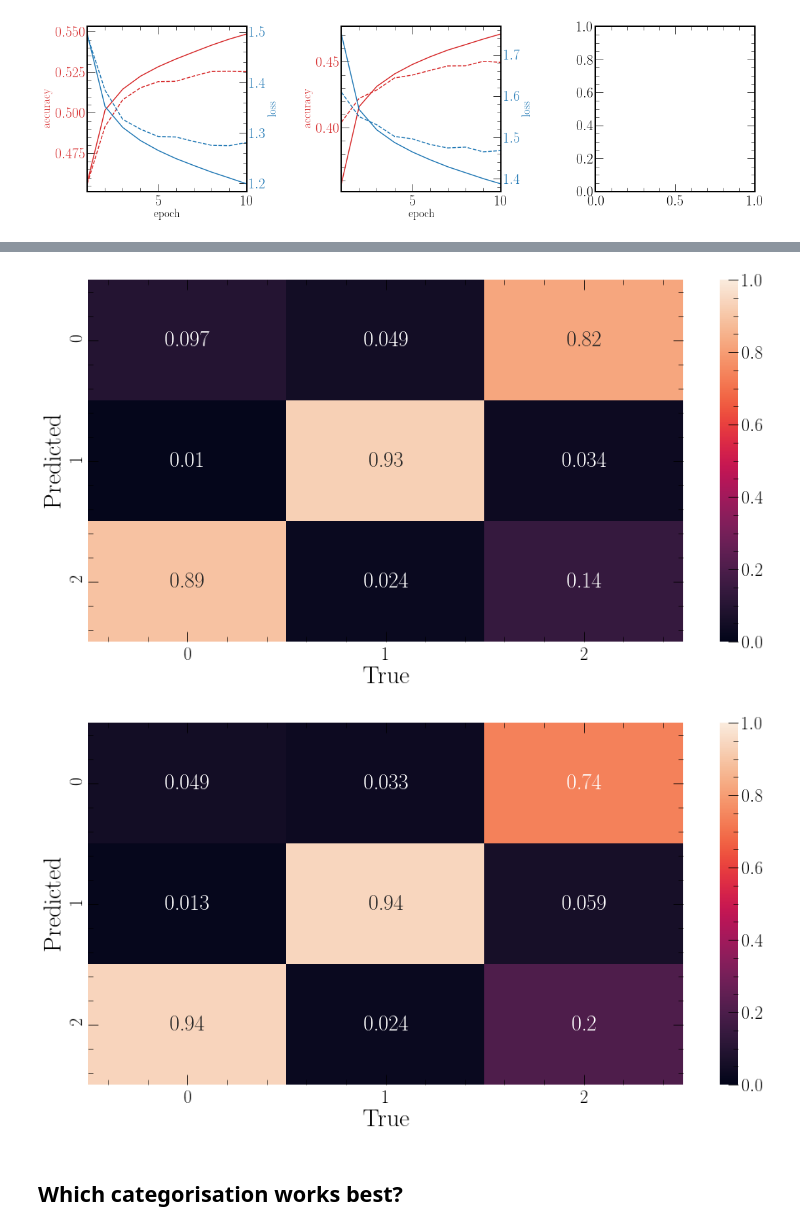
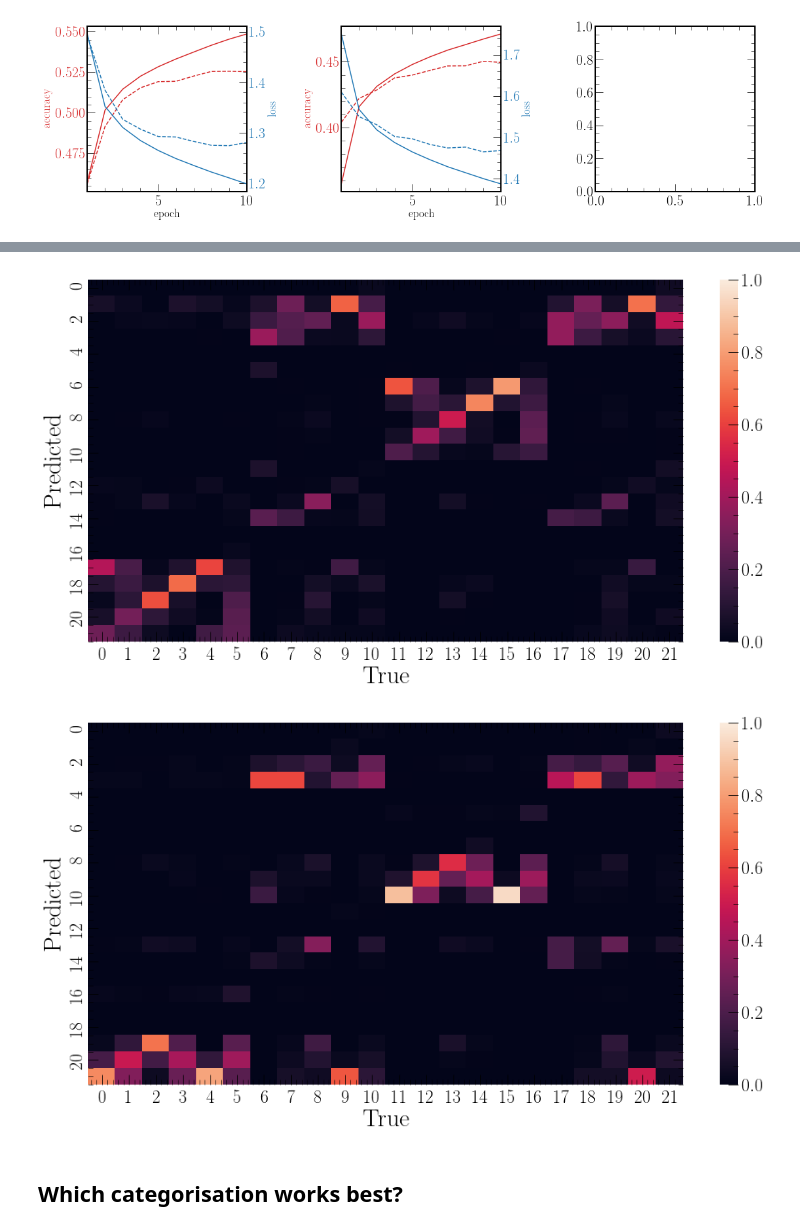
Before and after one commit to chipsneutrino/chips-net, a Jupyter notebook: notebooks/analysis.ipynb, the cells around one changed output, grey strips where cells are left out. Drawn from its saved outputs; the diff is of its cells as text; code cells hidden in the pictures.

```diff
--- a/notebooks/analysis.ipynb
+++ b/notebooks/analysis.ipynb
@@ -432,15 +436,15 @@ chipsnet.plotting.plot_combined_values(v_cth_flux_ev_uniform, "t_all_cat_v_cth_u
 # %%
 plt.figure(figsize=(16,8))
-sns.heatmap(v_cth_flux_out_uniform["comb_matrices"][0], annot=True, vmin=0.0, vmax=1.0); plt.xlabel('True', fontsize = 30); plt.ylabel('Predicted', fontsize = 30)
+sns.heatmap(v_cth_flux_out_uniform["all_matrices"][0], annot=False, vmin=0.0, vmax=1.0); plt.xlabel('True', fontsize = 30); plt.ylabel('Predicted', fontsize = 30)
 plt.show() # Fully combined category confusion matrix for uniform sample
 # %% [output]
-[figure, old version]
+[figure, new version]
 # %%
 plt.figure(figsize=(16,8))
-sns.heatmap(v_cth_flux_out_flux["comb_matrices"][0], annot=True, vmin=0.0, vmax=1.0); plt.xlabel('True', fontsize = 30); plt.ylabel('Predicted', fontsize = 30)
+sns.heatmap(v_cth_flux_out_flux["all_matrices"][0], annot=False, vmin=0.0, vmax=1.0); plt.xlabel('True', fontsize = 30); plt.ylabel('Predicted', fontsize = 30)
 plt.show() # Fully combined category confusion matrix for uniform sample
 # %% [output]
-[figure, old version]
+[figure, new version]
 # %% [markdown]
 ## Which categorisation works best?
 # %%
```
Also changed, not shown: parts of 39 cells of this notebook, 9 other files.
